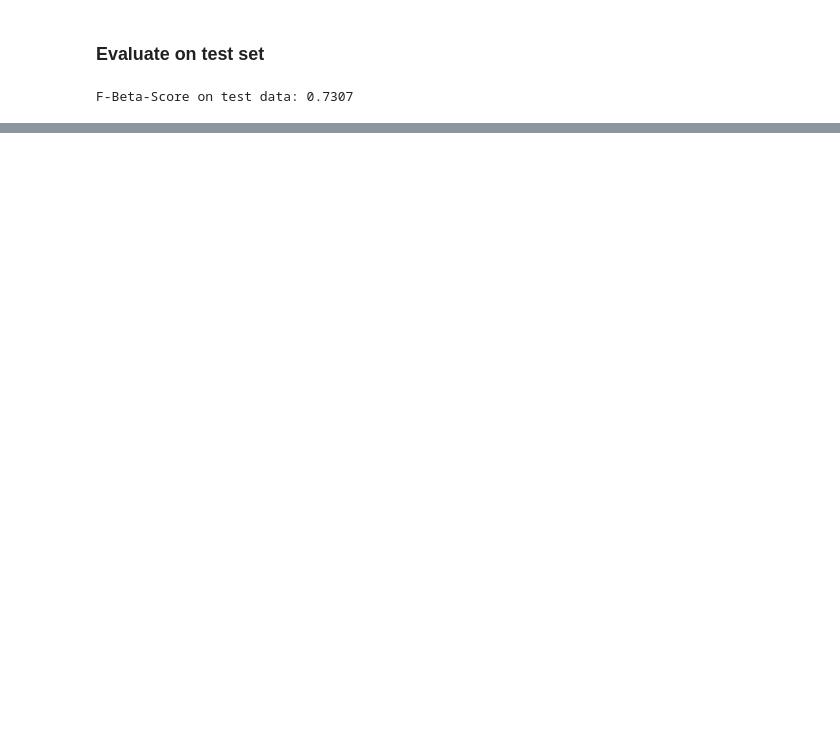
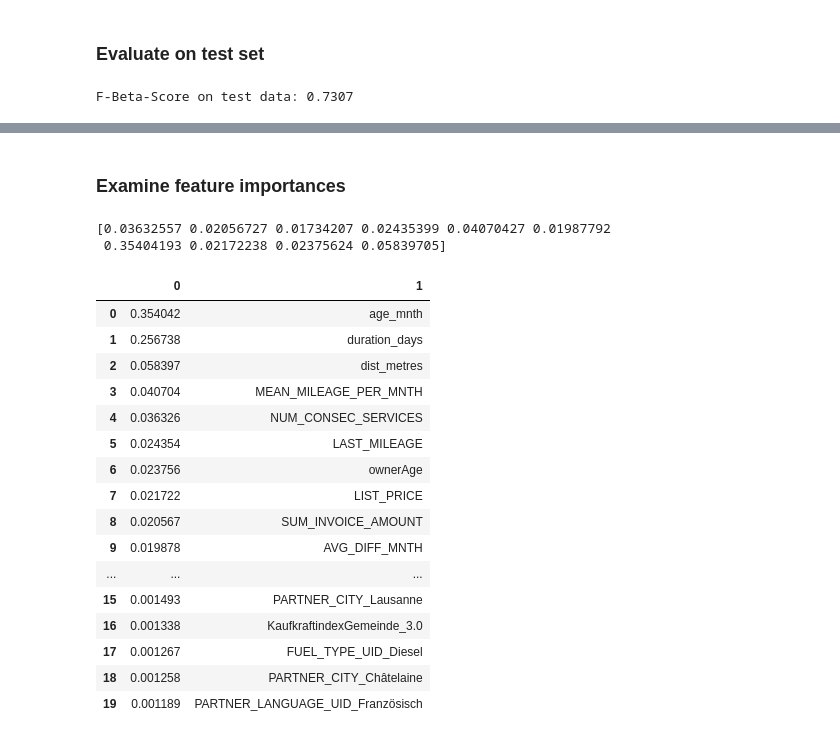
Before and after one commit to rbuerki/churn-prediction-automotive, a Jupyter notebook: blog_automotiveChurn.ipynb, the cells around one changed output, grey strips where cells are left out. Saved outputs shown, nothing was run; the diff lists cells and outputs as text; code cells hidden in the pictures; blank space fills up the shorter version.

```diff
--- a/blog_automotiveChurn.ipynb
+++ b/blog_automotiveChurn.ipynb
@@ -432,0 +468,31 @@ plt.legend(loc='best');
+# %% [markdown]
+### Examine feature importances
+# %%
+XGB_weights = XGB.feature_importances_
+print(XGB_weights[:10])
+# %% [output]
+[0.03632557 0.02056727 0.01734207 0.02435399 0.04070427 0.01987792
+ 0.35404193 0.02172238 0.02375624 0.05839705]
+# %%
+# zip attribute names and weights
+XGB_weights_named = sorted(zip(XGB_weights, X.columns), reverse=True)
+XGB_weights_named = pd.DataFrame(XGB_weights_named)
+XGB_weights_named[:20]
+# %% [output]
+|  | 0 | 1 |
+| 0 | 0.354042 | age_mnth |
+| 1 | 0.256738 | duration_days |
+| 2 | 0.058397 | dist_metres |
+| 3 | 0.040704 | MEAN_MILEAGE_PER_MNTH |
+| 4 | 0.036326 | NUM_CONSEC_SERVICES |
+| 5 | 0.024354 | LAST_MILEAGE |
+| 6 | 0.023756 | ownerAge |
+| 7 | 0.021722 | LIST_PRICE |
+| 8 | 0.020567 | SUM_INVOICE_AMOUNT |
+| 9 | 0.019878 | AVG_DIFF_MNTH |
+| ... | ... | ... |
+| 15 | 0.001493 | PARTNER_CITY_Lausanne |
+| 16 | 0.001338 | KaufkraftindexGemeinde_3.0 |
+| 17 | 0.001267 | FUEL_TYPE_UID_Diesel |
+| 18 | 0.001258 | PARTNER_CITY_Châtelaine |
+| 19 | 0.001189 | PARTNER_LANGUAGE_UID_Französisch |
```
Also changed, not shown: parts of 10 cells of this notebook.
